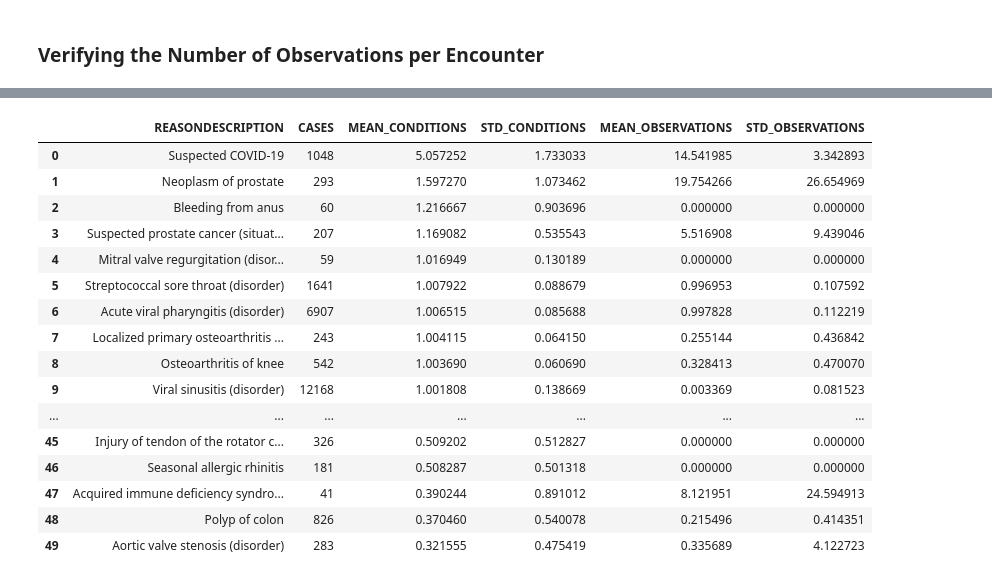
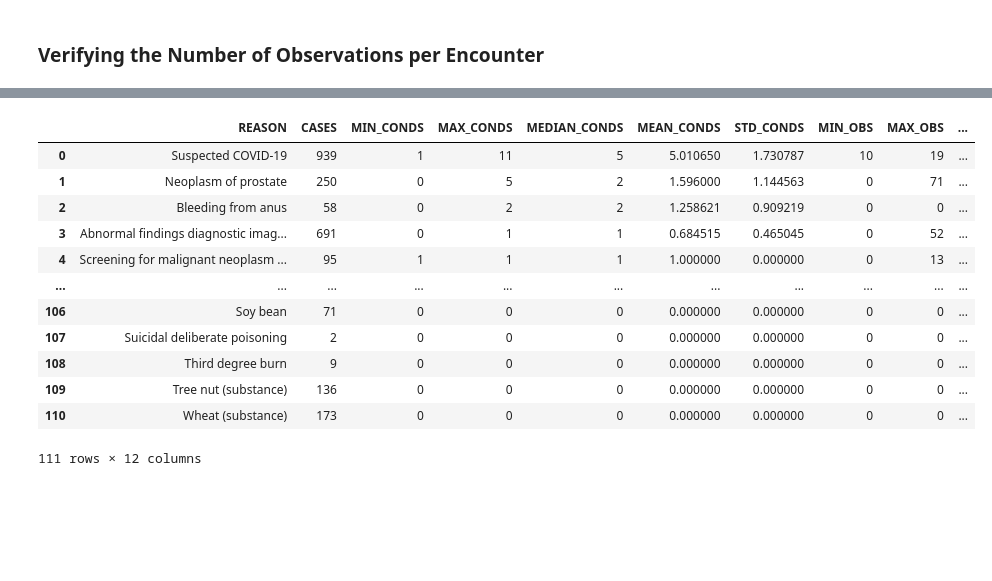
Before and after one commit to MylenaRoberta/synthea, a Jupyter notebook: notebooks/ambulatory_analysis.ipynb, the cells around one changed output, grey strips where cells are left out. Drawn from its saved outputs; the diff is of its cells as text; code cells hidden in the pictures; blank space fills up the shorter version.

```diff
--- a/notebooks/ambulatory_analysis.ipynb
+++ b/notebooks/ambulatory_analysis.ipynb
@@ -367,31 +243,41 @@ df_merged_aggs
-# %%
-df_merged_aggs \
-    .groupby(by=['REASONDESCRIPTION'], as_index=False) \
-    .agg(
-        CASES=('ENCOUNTER', 'count'),
-        MEAN_CONDITIONS=('NUM_CONDITIONS', 'mean'),
-        STD_CONDITIONS=('NUM_CONDITIONS', 'std'),
-        MEAN_OBSERVATIONS=('NUM_OBSERVATIONS', 'mean'),
-        STD_OBSERVATIONS=('NUM_OBSERVATIONS', 'std')
-    ) \
-    .sort_values(['MEAN_CONDITIONS', 'MEAN_OBSERVATIONS'], ascending=[False, True]) \
-    .reset_index(drop=True) \
-    .head(50)
-# %% [output]
-|  | REASONDESCRIPTION | CASES | MEAN_CONDITIONS | STD_CONDITIONS | MEAN_OBSERVATIONS | STD_OBSERVATIONS |
-| 0 | Suspected COVID-19 | 1048 | 5.057252 | 1.733033 | 14.541985 | 3.342893 |
-| 1 | Neoplasm of prostate | 293 | 1.597270 | 1.073462 | 19.754266 | 26.654969 |
-| 2 | Bleeding from anus | 60 | 1.216667 | 0.903696 | 0.000000 | 0.000000 |
-| 3 | Suspected prostate cancer (situat... | 207 | 1.169082 | 0.535543 | 5.516908 | 9.439046 |
-| 4 | Mitral valve regurgitation (disor... | 59 | 1.016949 | 0.130189 | 0.000000 | 0.000000 |
-| 5 | Streptococcal sore throat (disorder) | 1641 | 1.007922 | 0.088679 | 0.996953 | 0.107592 |
-| 6 | Acute viral pharyngitis (disorder) | 6907 | 1.006515 | 0.085688 | 0.997828 | 0.112219 |
-| 7 | Localized primary osteoarthritis ... | 243 | 1.004115 | 0.064150 | 0.255144 | 0.436842 |
-| 8 | Osteoarthritis of knee | 542 | 1.003690 | 0.060690 | 0.328413 | 0.470070 |
-| 9 | Viral sinusitis (disorder) | 12168 | 1.001808 | 0.138669 | 0.003369 | 0.081523 |
-| ... | ... | ... | ... | ... | ... | ... |
-| 45 | Injury of tendon of the rotator c... | 326 | 0.509202 | 0.512827 | 0.000000 | 0.000000 |
-| 46 | Seasonal allergic rhinitis | 181 | 0.508287 | 0.501318 | 0.000000 | 0.000000 |
-| 47 | Acquired immune deficiency syndro... | 41 | 0.390244 | 0.891012 | 8.121951 | 24.594913 |
-| 48 | Polyp of colon | 826 | 0.370460 | 0.540078 | 0.215496 | 0.414351 |
-| 49 | Aortic valve stenosis (disorder) | 283 | 0.321555 | 0.475419 | 0.335689 | 4.122723 |
+# %%
+# Calculate the metrics of conditions and observations per encounter reason
+df_metrics = df_merged_data \
+    .groupby(by=['REASON'], as_index=False) \
+    .agg(
+        CASES=('ENCOUNTER', 'count'),
+        MIN_CONDS=('NUM_CONDITIONS', 'min'),
+        MAX_CONDS=('NUM_CONDITIONS', 'max'),
+        MEDIAN_CONDS=('NUM_CONDITIONS', 'median'),
+        MEAN_CONDS=('NUM_CONDITIONS', 'mean'),
+        STD_CONDS=('NUM_CONDITIONS', 'std'),
+        MIN_OBS=('NUM_OBSERVATIONS', 'min'),
+        MAX_OBS=('NUM_OBSERVATIONS', 'max'),
+        MEDIAN_OBS=('NUM_OBSERVATIONS', 'median'),
+        MEAN_OBS=('NUM_OBSERVATIONS', 'mean'),
+        STD_OBS=('NUM_OBSERVATIONS', 'std')
+    ) \
+    .fillna({'STD_CONDS': 0,'STD_OBS': 0}) \
+    .astype({'MEDIAN_CONDS': int, 'MEDIAN_OBS': int}) \
+    .sort_values(by=['MEDIAN_CONDS', 'MEDIAN_OBS'], ascending=False) \
+    .reset_index(drop=True)
+
+# Write a CSV file with the resulting DataFrame
+df_metrics.to_csv(f'{ANALYSIS_DATA_PATH}/ambulatory_metrics.csv', index=False)
+
+# Print some of the metrics data
+df_metrics
+# %% [output]
+|  | REASON | CASES | MIN_CONDS | MAX_CONDS | MEDIAN_CONDS | MEAN_CONDS | STD_CONDS | MIN_OBS | MAX_OBS | ... |
+| 0 | Suspected COVID-19 | 939 | 1 | 11 | 5 | 5.010650 | 1.730787 | 10 | 19 | ... |
+| 1 | Neoplasm of prostate | 250 | 0 | 5 | 2 | 1.596000 | 1.144563 | 0 | 71 | ... |
+| 2 | Bleeding from anus | 58 | 0 | 2 | 2 | 1.258621 | 0.909219 | 0 | 0 | ... |
+| 3 | Abnormal findings diagnostic imag... | 691 | 0 | 1 | 1 | 0.684515 | 0.465045 | 0 | 52 | ... |
+| 4 | Screening for malignant neoplasm ... | 95 | 1 | 1 | 1 | 1.000000 | 0.000000 | 0 | 13 | ... |
+| ... | ... | ... | ... | ... | ... | ... | ... | ... | ... | ... |
+| 106 | Soy bean | 71 | 0 | 0 | 0 | 0.000000 | 0.000000 | 0 | 0 | ... |
+| 107 | Suicidal deliberate poisoning | 2 | 0 | 0 | 0 | 0.000000 | 0.000000 | 0 | 0 | ... |
+| 108 | Third degree burn | 9 | 0 | 0 | 0 | 0.000000 | 0.000000 | 0 | 0 | ... |
+| 109 | Tree nut (substance) | 136 | 0 | 0 | 0 | 0.000000 | 0.000000 | 0 | 0 | ... |
+| 110 | Wheat (substance) | 173 | 0 | 0 | 0 | 0.000000 | 0.000000 | 0 | 0 | ... |
+111 rows × 12 columns
```
Also changed, not shown: parts of 23 cells of this notebook, 5 other files.
